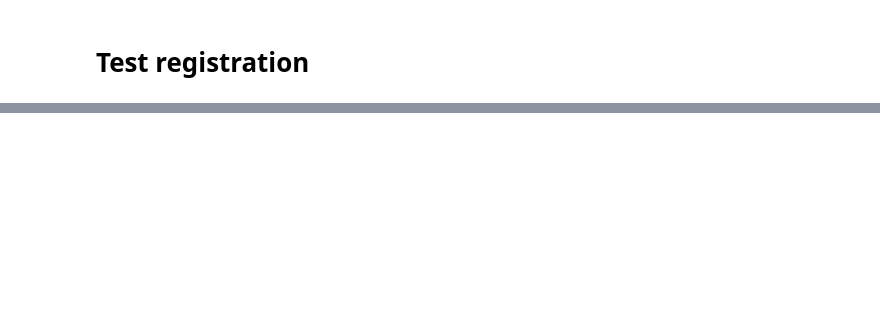
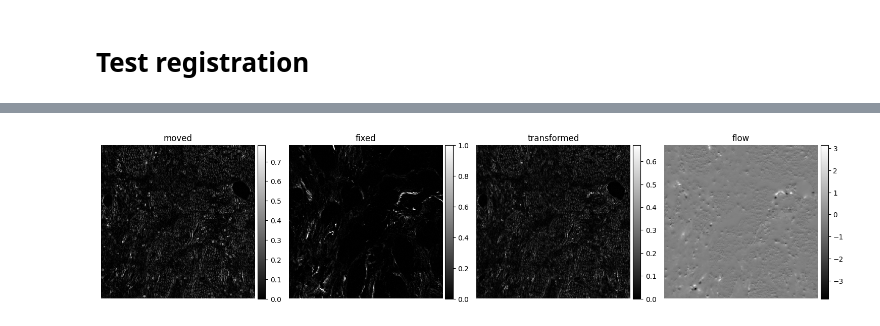
Before and after one commit to tdiepenb/MedicalImageRegistration, a Jupyter notebook: VoxelMorph/COMULISSHGBF_VXM.ipynb, the cells around one changed output, grey strips where cells are left out. Cells and saved outputs as stored; diff of their text form; code cells hidden in the pictures; blank space fills up the shorter version.

```diff
--- a/VoxelMorph/COMULISSHGBF_VXM.ipynb
+++ b/VoxelMorph/COMULISSHGBF_VXM.ipynb
@@ -241,8 +283,8 @@ val_generator = vxm_data_generator(fixed_val, moved_val, batch_size=batch_size//
 # %%
 ## include validation set??
 # train model
-nb_epochs = 10
-steps_per_epoch = 10
+nb_epochs = 20
+steps_per_epoch = 20
 validation_steps = 2
 hist = vxm_model.fit(
     train_generator,
@@ -273,7 +333,7 @@ plt.show()
 # %%
 # define validation generator
 test_generator = vxm_data_generator(fixed_test, moved_test, batch_size = 1)
-test_input, _ = next(val_generator)
+test_input, _ = next(test_generator)
 # %%
 # perform prediction
 test_pred = vxm_model.predict(test_input)
@@ -280,5 +342,7 @@ test_pred = vxm_model.predict(test_input)
 # %%
 # view result
 images = [img[0, :, :, 0] for img in test_input + test_pred]
-titles = ['moved', 'fixed', 'moved', 'flow']
+titles = ['moved', 'fixed', 'transformed', 'flow']
 ne.plot.slices(images, titles=titles, cmaps=['gray'], do_colorbars=True);
+# %% [output]
+[figure, added]
```
Also changed, not shown: parts of 21 cells of this notebook.
